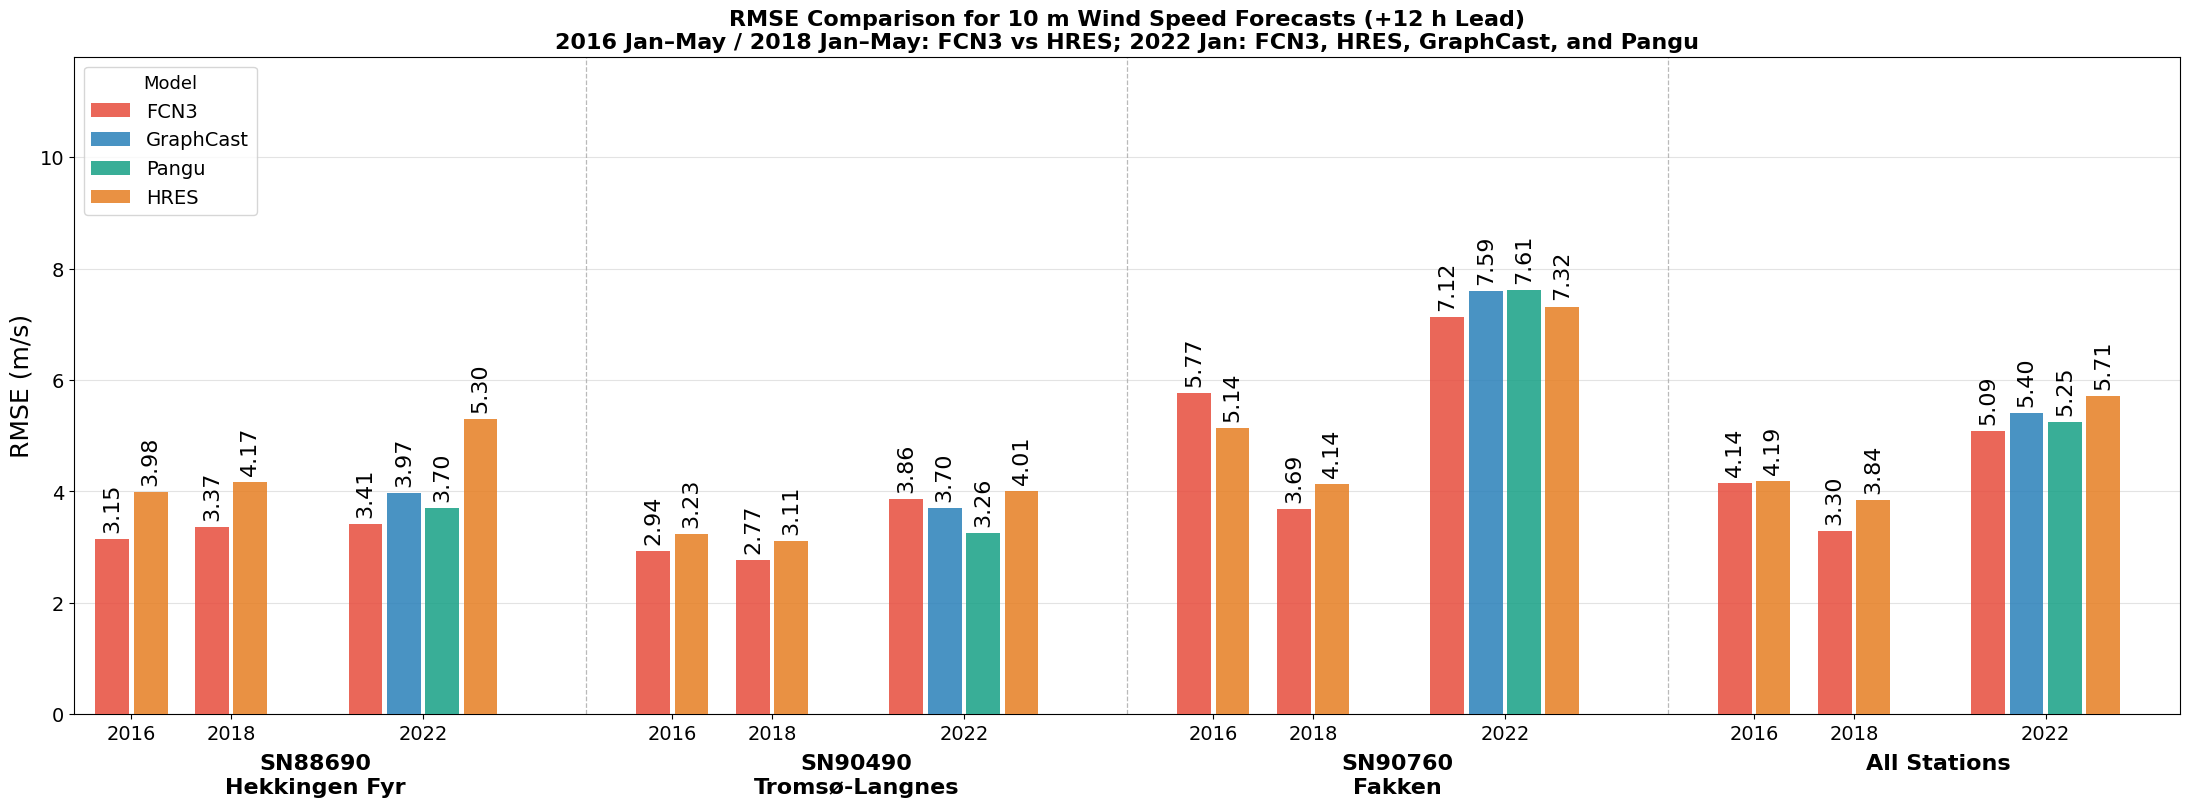
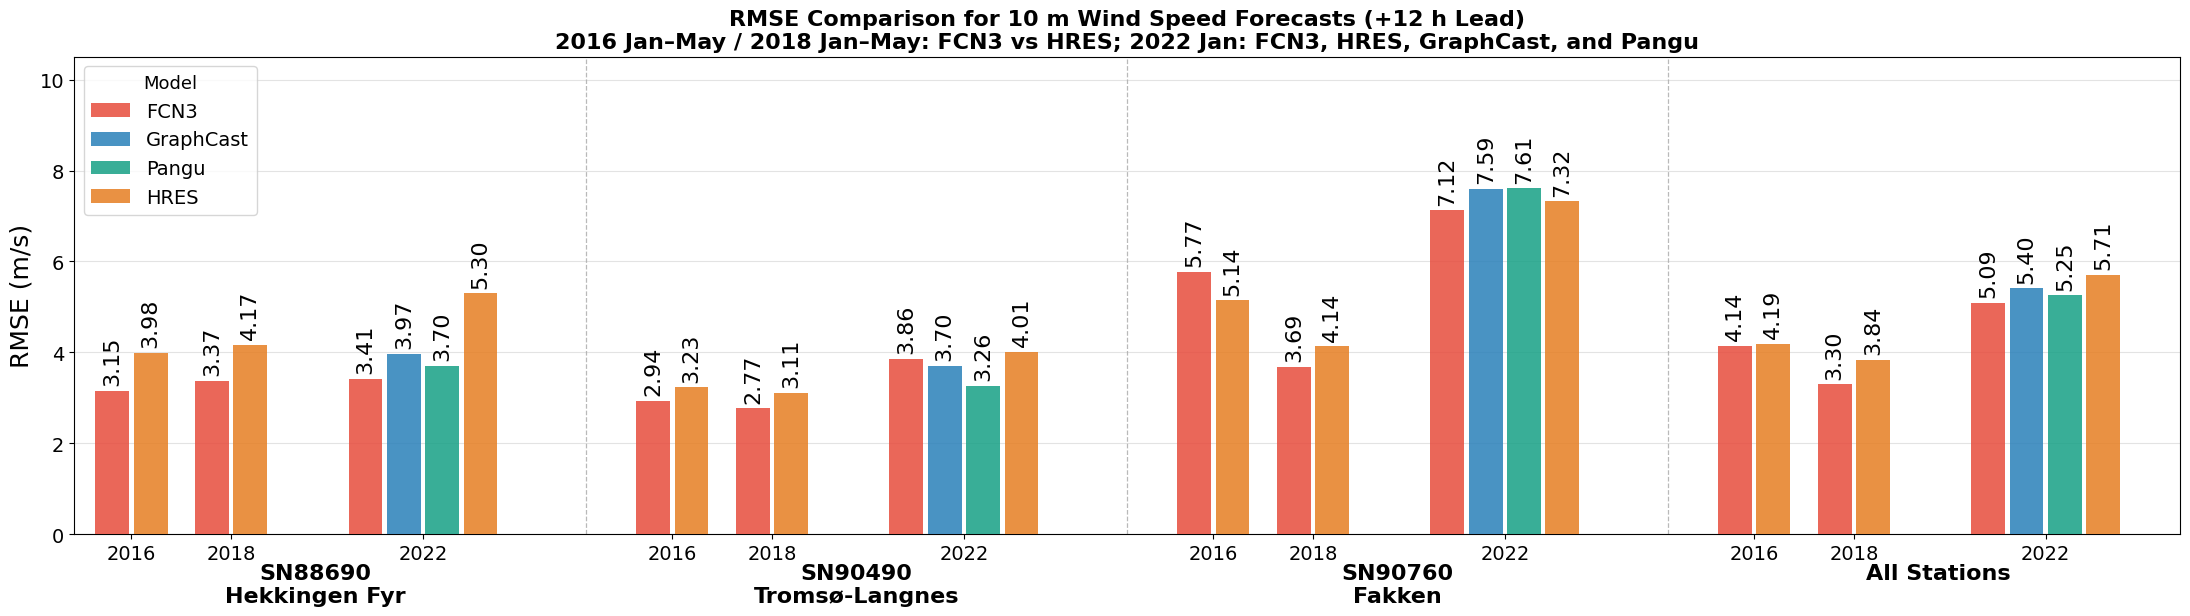
The change to this notebook cell's code, shown as a diff; its figure went from the first image to the second:
--- before
+++ after
@@ -1,4 +1,4 @@
 # ── Figure 1: RMSE ─────────────────────────────────────────────────────────
-fig, ax = plt.subplots(figsize=(22, 8))
+fig, ax = plt.subplots(figsize=(22, 6))
 
 all_vals = []
@@ -32,5 +32,5 @@
 
 ax.set_xlim(sid_span[SIDS[0]][0] - w, sid_span[SIDS[-1]][1] + w)
-ax.set_ylim(0, max(all_vals) * 1.55)
+ax.set_ylim(0, max(all_vals) * 1.38)
 ax.set_ylabel('RMSE (m/s)', fontsize=18)
 ax.grid(axis='y', alpha=0.35, zorder=0)

Commit: udpate figure size